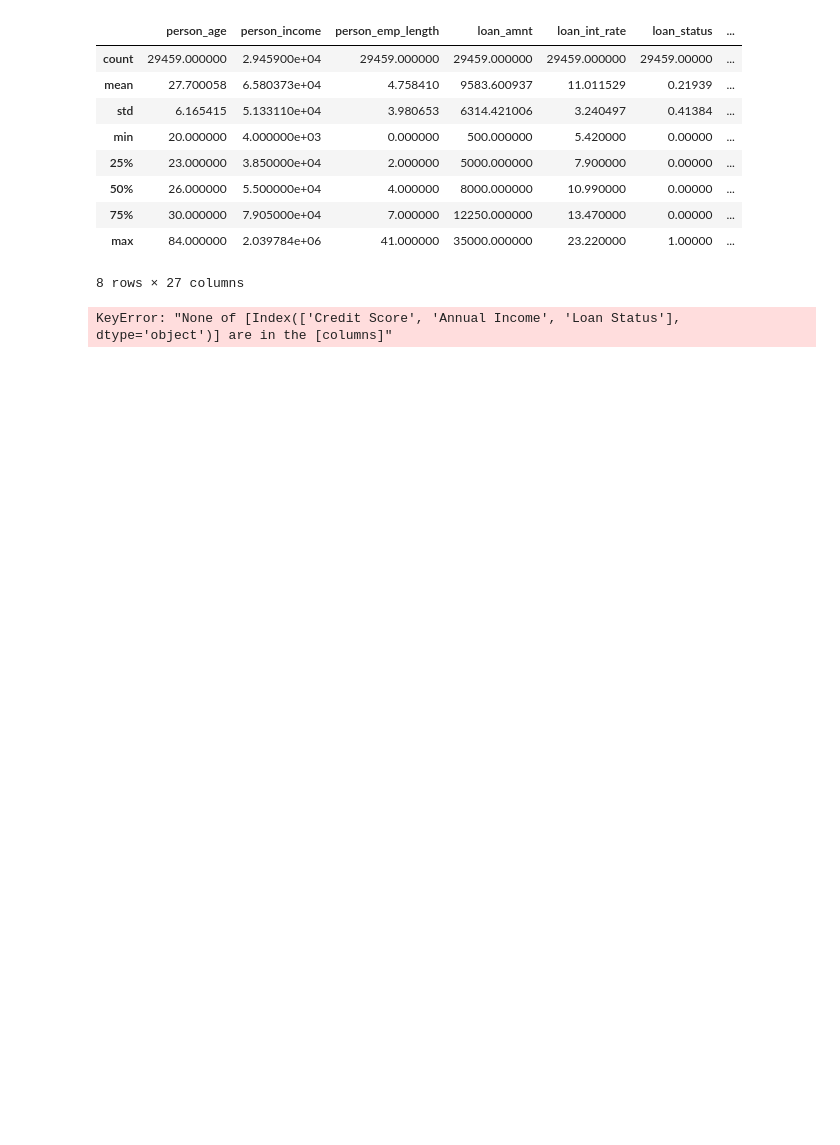
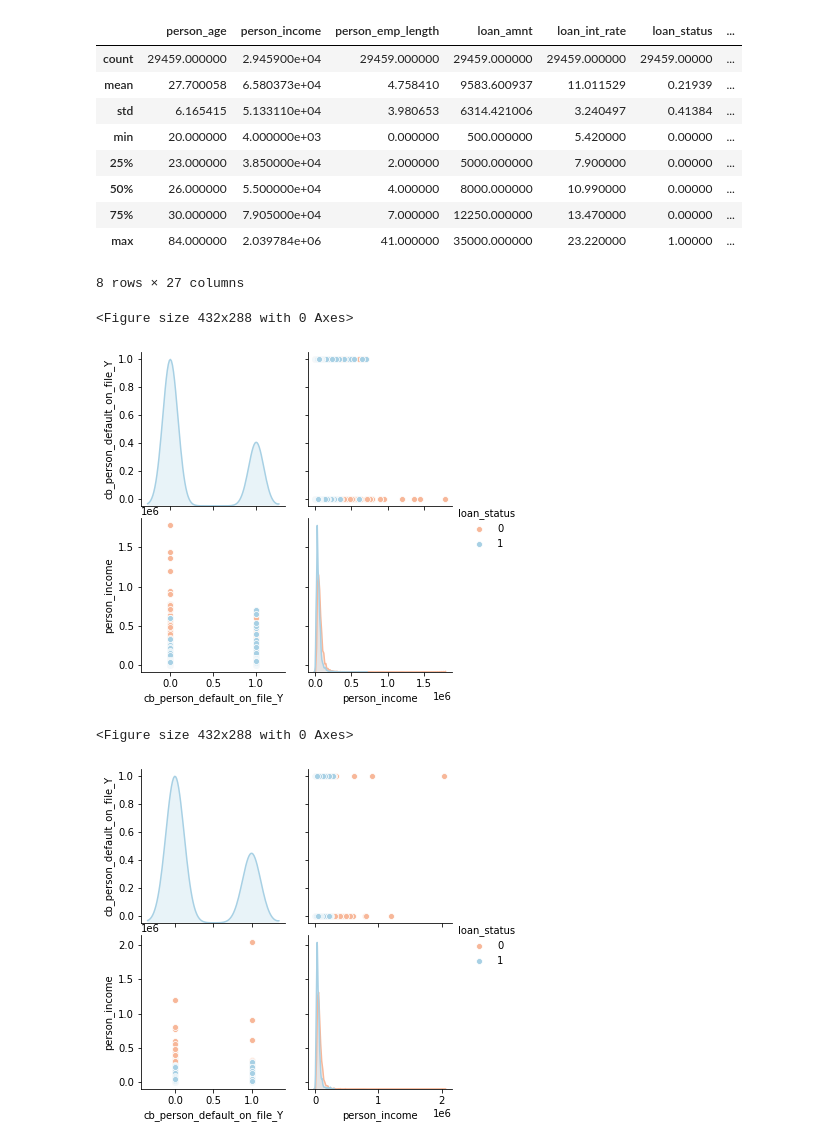
Before and after one commit to uannabi/MLInterviwDC, a Jupyter notebook: Traaining&tranformation.ipynb, the cells around one changed output. Saved outputs shown, nothing was run; the diff lists cells and outputs as text; code cells hidden in the pictures; blank space fills up the shorter version.

```diff
--- a/Traaining&tranformation.ipynb
+++ b/Traaining&tranformation.ipynb
@@ -23,18 +23,21 @@ loan_data.describe()
 8 rows × 27 columns
 # %%
 # Create `loan_data` subset: loan_data_subset
-loan_data_subset = loan_data[['Credit Score','Annual Income','Loan_status']]
+loan_data_subset = loan_data[['cb_person_default_on_file_Y','person_income','loan_status']]
 
 # Create train and test sets
 trainingSet, testSet = train_test_split(loan_data_subset, test_size=0.2, random_state=123)
 
 # Examine pairplots
 plt.figure()
-sns.pairplot(trainingSet, hue='Loan Status', palette='RdBu')
+sns.pairplot(trainingSet, hue='loan_status', palette='RdBu')
 plt.show()
 
 plt.figure()
-sns.pairplot(testSet, hue='Loan Status', palette='RdBu')
+sns.pairplot(testSet, hue='loan_status', palette='RdBu')
 plt.show()
 # %% [output]
-KeyError: "None of [Index(['Credit Score', 'Annual Income', 'Loan Status'], dtype='object')] are in the [columns]"
+<Figure size 432x288 with 0 Axes>
+[figure, added]
+<Figure size 432x288 with 0 Axes>
+[figure, added]
```
Also changed, not shown: parts of 1 cell of this notebook.
